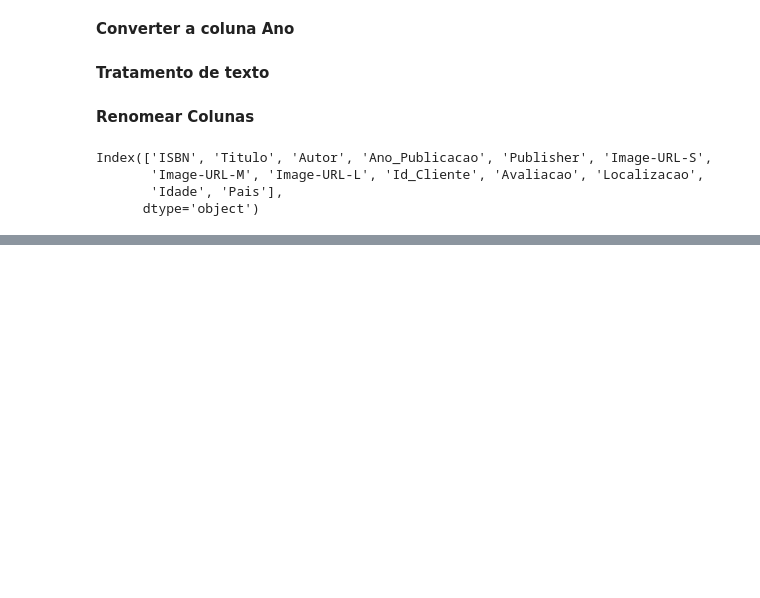
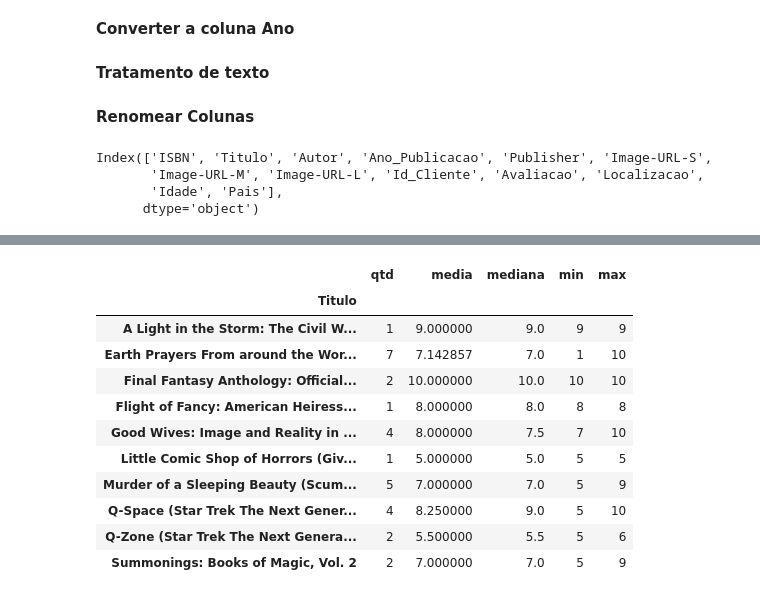
Before and after one commit to drdssouza/Curso---Machine-Learning-Sistema-de-Recomenda-o-com-python, a Jupyter notebook: Machine_Learning_Sistema_de_Recomendação_com_python.ipynb, the cells around one changed output, grey strips where cells are left out. Cells and saved outputs as stored; diff of their text form; code cells hidden in the pictures; blank space fills up the shorter version.

```diff
--- a/Machine_Learning_Sistema_de_Recomendação_com_python.ipynb
+++ b/Machine_Learning_Sistema_de_Recomendação_com_python.ipynb
@@ -179,0 +209,23 @@ Index(['ISBN', 'Titulo', 'Autor', 'Ano_Publicacao', 'Publisher', 'Image-URL-S',
+# %%
+analise = tab_cruzada.groupby(by=['Titulo']).agg(
+    qtd = ('Titulo', 'count'),
+    media = ('Avaliacao', 'mean'),
+    mediana = ('Avaliacao', 'median'),
+    min = ('Avaliacao', 'min'),
+    max = ('Avaliacao', 'max'),
+)
+
+analise.head(10)
+# %% [output]
+|  | qtd | media | mediana | min | max |
+| Titulo |  |  |  |  |  |
+| A Light in the Storm: The Civil W... | 1 | 9.000000 | 9.0 | 9 | 9 |
+| Earth Prayers From around the Wor... | 7 | 7.142857 | 7.0 | 1 | 10 |
+| Final Fantasy Anthology: Official... | 2 | 10.000000 | 10.0 | 10 | 10 |
+| Flight of Fancy: American Heiress... | 1 | 8.000000 | 8.0 | 8 | 8 |
+| Good Wives: Image and Reality in ... | 4 | 8.000000 | 7.5 | 7 | 10 |
+| Little Comic Shop of Horrors (Giv... | 1 | 5.000000 | 5.0 | 5 | 5 |
+| Murder of a Sleeping Beauty (Scum... | 5 | 7.000000 | 7.0 | 5 | 9 |
+| Q-Space (Star Trek The Next Gener... | 4 | 8.250000 | 9.0 | 5 | 10 |
+| Q-Zone (Star Trek The Next Genera... | 2 | 5.500000 | 5.5 | 5 | 6 |
+| Summonings: Books of Magic, Vol. 2 | 2 | 7.000000 | 7.0 | 5 | 9 |
```
Also changed, not shown: parts of 20 cells of this notebook.
